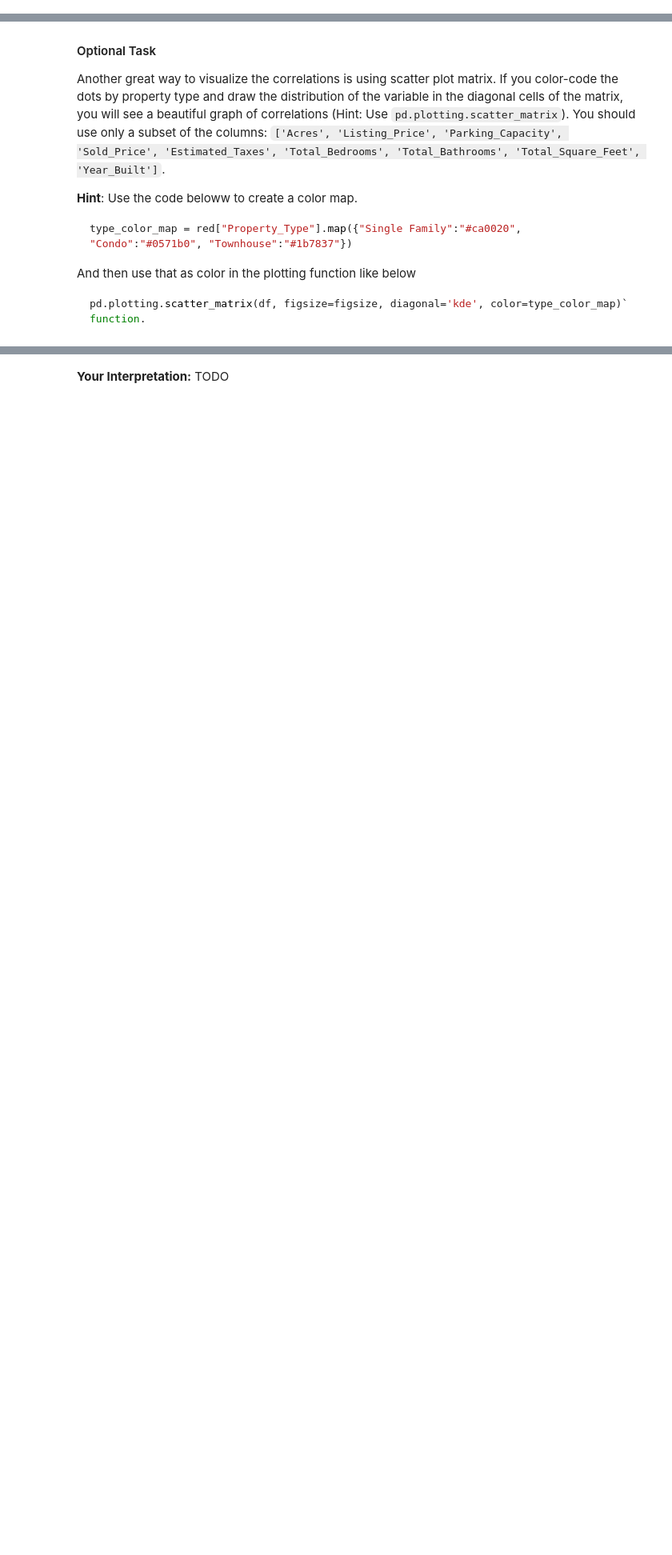
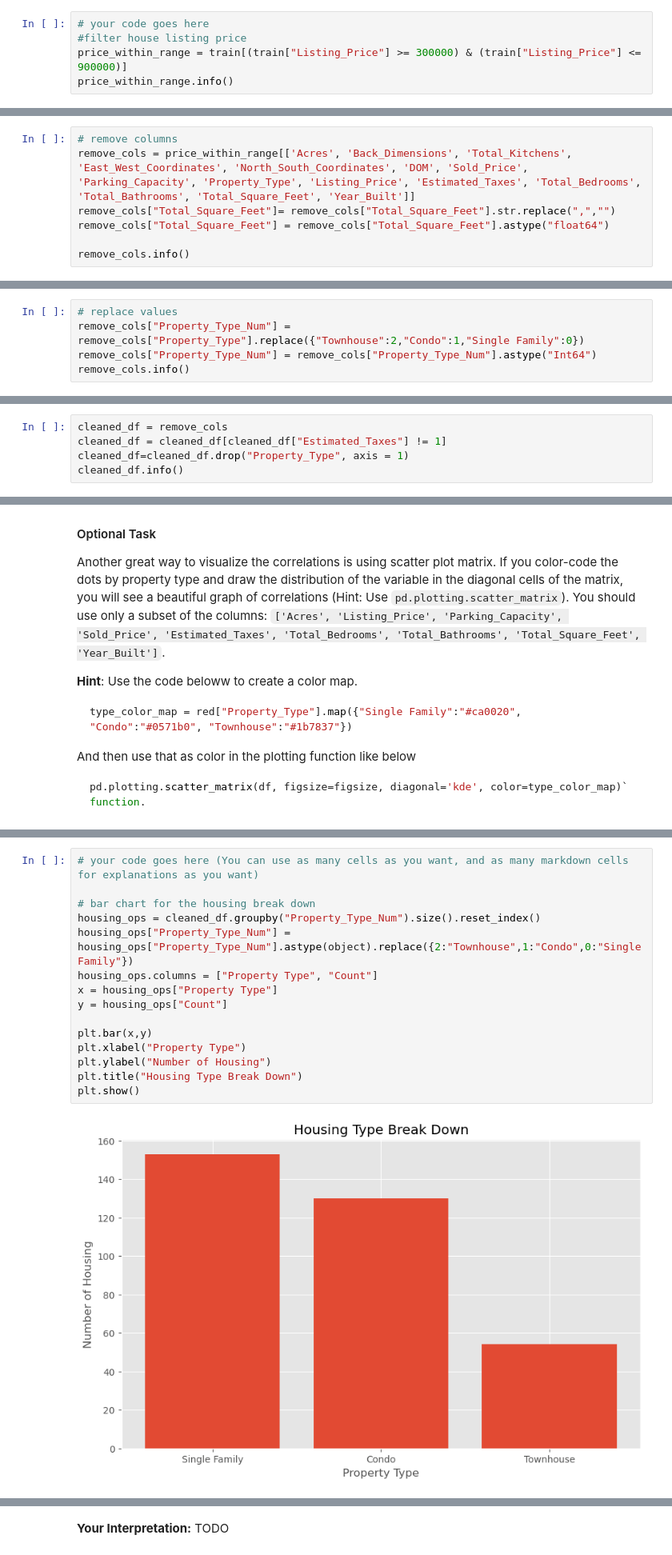
Before and after one commit to Yichun0/2026-datascience-homework, a Jupyter notebook: HW5/HW5.ipynb, the cells around one changed output, grey strips where cells are left out. Shown at 80% size. Cells and saved outputs as stored; diff of their text form; blank space fills up the shorter version.

```diff
--- a/HW5/HW5.ipynb
+++ b/HW5/HW5.ipynb
@@ -69,0 +116,5 @@ $$
+# %%
+# your code goes here
+#filter house listing price
+price_within_range = train[(train["Listing_Price"] >= 300000) & (train["Listing_Price"] <= 900000)]
+price_within_range.info()
@@ -69,0 +127,7 @@ $$
+# %%
+# remove columns
+remove_cols = price_within_range[['Acres', 'Back_Dimensions', 'Total_Kitchens', 'East_West_Coordinates', 'North_South_Coordinates', 'DOM', 'Sold_Price', 'Parking_Capacity', 'Property_Type', 'Listing_Price', 'Estimated_Taxes', 'Total_Bedrooms', 'Total_Bathrooms', 'Total_Square_Feet', 'Year_Built']]
+remove_cols["Total_Square_Feet"]= remove_cols["Total_Square_Feet"].str.replace(",","")
+remove_cols["Total_Square_Feet"] = remove_cols["Total_Square_Feet"].astype("float64")
+
+remove_cols.info()
@@ -69,0 +162,5 @@ $$
+# %%
+# replace values
+remove_cols["Property_Type_Num"] = remove_cols["Property_Type"].replace({"Townhouse":2,"Condo":1,"Single Family":0})
+remove_cols["Property_Type_Num"] = remove_cols["Property_Type_Num"].astype("Int64")
+remove_cols.info()
@@ -69,0 +195,5 @@ $$
+# %%
+cleaned_df = remove_cols
+cleaned_df = cleaned_df[cleaned_df["Estimated_Taxes"] != 1]
+cleaned_df=cleaned_df.drop("Property_Type", axis = 1)
+cleaned_df.info()
@@ -103,0 +250,17 @@ pd.plotting.scatter_matrix(df, figsize=figsize, diagonal='kde', color=type_color
+# %%
+# your code goes here (You can use as many cells as you want, and as many markdown cells for explanations as you want)
+
+# bar chart for the housing break down
+housing_ops = cleaned_df.groupby("Property_Type_Num").size().reset_index()
+housing_ops["Property_Type_Num"] = housing_ops["Property_Type_Num"].astype(object).replace({2:"Townhouse",1:"Condo",0:"Single Family"})
+housing_ops.columns = ["Property Type", "Count"]
+x = housing_ops["Property Type"]
+y = housing_ops["Count"]
+
+plt.bar(x,y)
+plt.xlabel("Property Type")
+plt.ylabel("Number of Housing")
+plt.title("Housing Type Break Down")
+plt.show()
+# %% [output]
+[figure, added]
```
Also changed, not shown: parts of 46 cells of this notebook.
